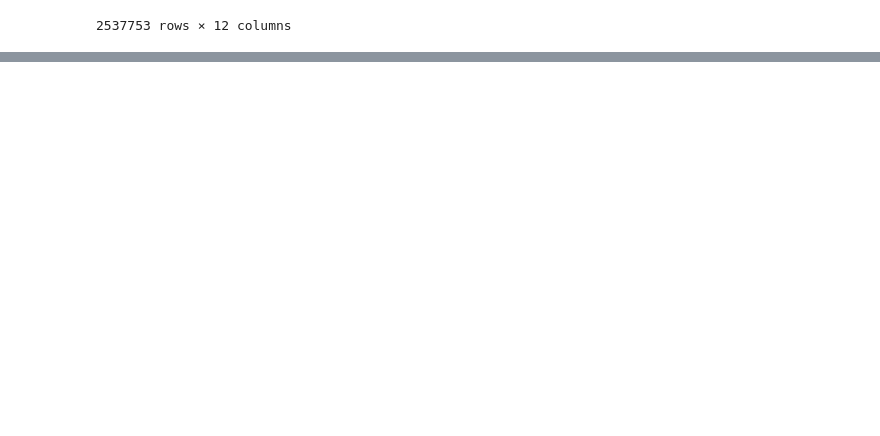
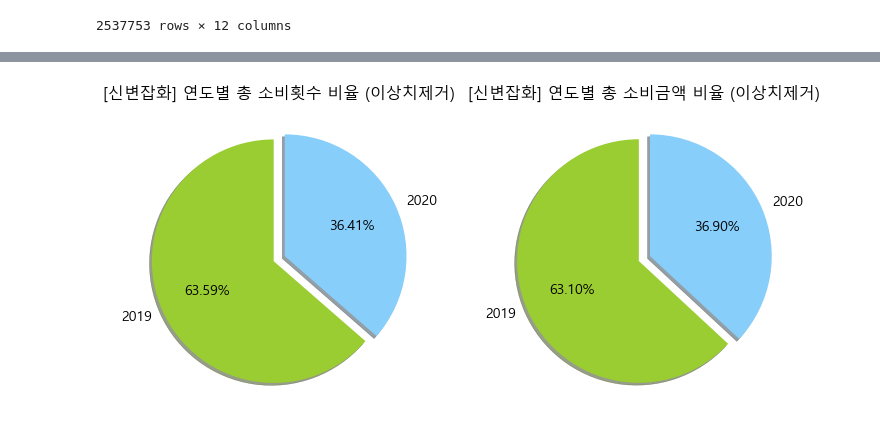
Before and after one commit to minkithub/bigcon2020, a Jupyter notebook: Jaewon/객단가.ipynb, the cells around one changed output, grey strips where cells are left out. Saved outputs shown, nothing was run; the diff lists cells and outputs as text; code cells hidden in the pictures; blank space fills up the shorter version.

```diff
--- a/Jaewon/객단가.ipynb
+++ b/Jaewon/객단가.ipynb
@@ -415,0 +435,4 @@ register.eval('mean_AMT=USE_AMT/USE_CNT').groupby
+# %%
+tmp_df = copy.deepcopy(register)
+# %%
+tmp_df.loc[:,'mean_USE_AMT'] = np.log(tmp_df.loc[:,'mean_USE_AMT'])
@@ -415,0 +517,2 @@ register.eval('mean_AMT=USE_AMT/USE_CNT').groupby
+# %%
+outliers=register.iloc[detect_outlier(register, 'mean_USE_AMT')].groupby(['MCT_CAT_NM','year'])['USE_CNT','USE_AMT'].sum().reset_index()
@@ -415,0 +522,2 @@ register.eval('mean_AMT=USE_AMT/USE_CNT').groupby
+# %%
+drop_outlier=register.drop(detect_outlier(register, 'mean_USE_AMT')).groupby(['MCT_CAT_NM','year'])['USE_CNT','USE_AMT'].sum().reset_index()
@@ -415,0 +535,85 @@ register.eval('mean_AMT=USE_AMT/USE_CNT').groupby
+# %%
+########################################
+### 이상치제거 데이터 (drop_outlier) ###
+########################################
+
+group_names = drop_outlier.year.unique().tolist()
+group_sizes = drop_outlier.loc[drop_outlier.MCT_CAT_NM=='신변잡화'].USE_CNT.tolist()
+group_colors = ['yellowgreen', 'lightskyblue']
+group_explodes = (0.1, 0) # explode 1st slice
+
+plt.figure(figsize=(12,6))
+plt.subplot(121)
+plt.pie(group_sizes,
+        explode=group_explodes,
+        labels=group_names,
+        colors=group_colors,
+        autopct='%1.2f%%', # second decimal place
+        shadow=True,
+        startangle=90,
+        textprops={'fontsize': 14}) # text font size
+plt.title('[신변잡화] 연도별 총 소비횟수 비율 (이상치제거)  ', fontsize=16)
+
+# information of groups
+group_names = drop_outlier.year.unique().tolist()
+group_sizes = drop_outlier.loc[drop_outlier.MCT_CAT_NM=='신변잡화'].USE_AMT.tolist()
+group_colors = ['yellowgreen', 'lightskyblue']
+group_explodes = (0.1, 0) # explode 1st slice
+
+plt.subplot(122)
+plt.pie(group_sizes,
+        explode=group_explodes,
+        labels=group_names,
+        colors=group_colors,
+        autopct='%1.2f%%', # second decimal place
+        shadow=True,
+        startangle=90,
+        textprops={'fontsize': 14}) # text font size
+plt.title('[신변잡화] 연도별 총 소비금액 비율 (이상치제거)  ', fontsize=16)
+plt.show()
+
+########################################
+
+###############################
+### 이상치 데이터(outliers) ###
+###############################
+# information of groups
+group_names = outliers.year.unique().tolist()
+group_sizes = outliers.loc[outliers.MCT_CAT_NM=='신변잡화'].USE_CNT.tolist()
+group_colors = ['yellowgreen', 'lightskyblue']
+group_explodes = (0.1, 0) # explode 1st slice
+
+plt.figure(figsize=(12,6))
+plt.subplot(121)
+plt.pie(group_sizes,
+        explode=group_explodes,
+        labels=group_names,
+        colors=group_colors,
+        autopct='%1.2f%%', # second decimal place
+        shadow=True,
+        startangle=90,
+        textprops={'fontsize': 14}) # text font size
+#plt.axis('equal') #  equal length of X and Y axis
+plt.title('[신변잡화] 연도별 총 소비횟수 비율 (이상치)  ', fontsize=16)
+
+
+plt.subplot(122)
+# information of groups
+
+group_sizes = outliers.loc[outliers.MCT_CAT_NM=='신변잡화'].USE_AMT.tolist()
+
+plt.pie(group_sizes,
+        explode=group_explodes,
+        labels=group_names,
+        colors=group_colors,
+        autopct='%1.2f%%', # second decimal place
+        shadow=True,
+        startangle=90,
+        textprops={'fontsize': 14}) # text font size
+#plt.axis('equal') #  equal length of X and Y axis
+plt.title('[신변잡화] 연도별 총 소비금액 비율 (이상치)  ', fontsize=16)
+plt.show()
+
+###############################
+# %% [output]
+[figure, added]
```
Also changed, not shown: parts of 40 cells of this notebook, 2 other files.
